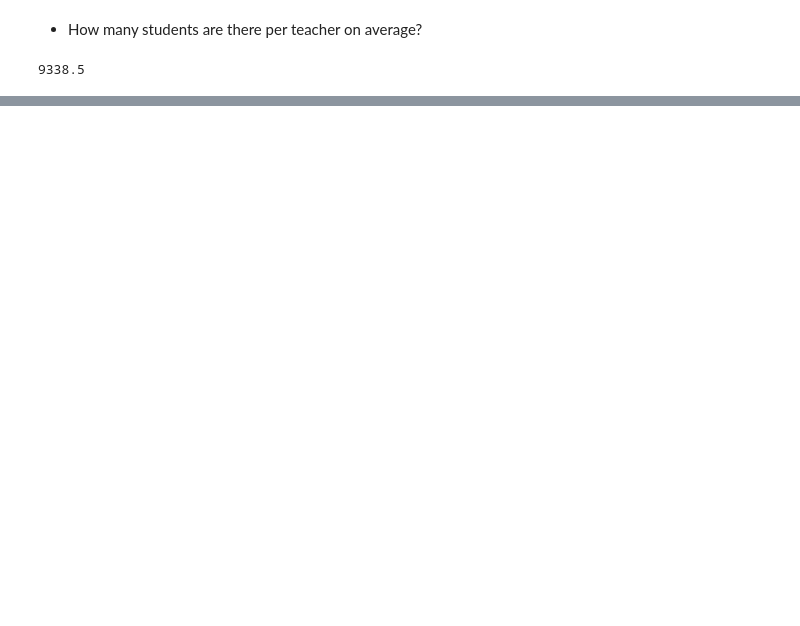
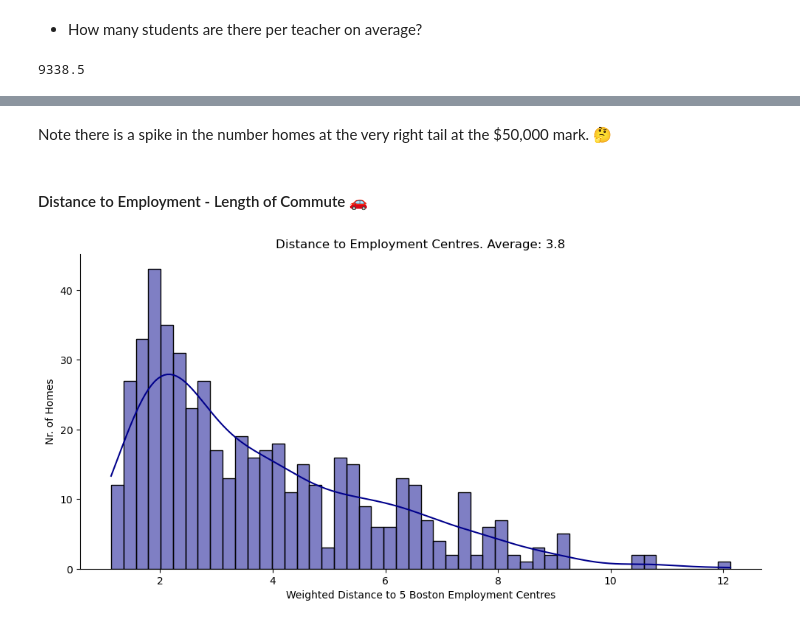
Before and after one commit to PIETRO-ing/Boston-Housing-Price-Prediction-Model-with-Docker-FastAPI, a Jupyter notebook: app/boston_EDA.ipynb, the cells around one changed output, grey strips where cells are left out. Saved outputs shown, nothing was run; the diff lists cells and outputs as text; code cells hidden in the pictures; blank space fills up the shorter version.

```diff
--- a/app/boston_EDA.ipynb
+++ b/app/boston_EDA.ipynb
@@ -150,0 +192,18 @@ df.PTRATIO.sum()
+# %% [markdown]
+Note there is a spike in the number homes at the very right tail at the $50,000 mark. 🤔
+# %% [markdown]
+#### Distance to Employment - Length of Commute 🚗
+# %%
+sns.displot(df.DIS,
+            bins=50,
+            aspect=2,
+            kde=True,
+            color='darkblue')
+
+plt.title(f'Distance to Employment Centres. Average: {(df.DIS.mean()):.2}')
+plt.xlabel('Weighted Distance to 5 Boston Employment Centres')
+plt.ylabel('Nr. of Homes')
+
+plt.show()
+# %% [output]
+[figure, added]
```
Also changed, not shown: parts of 21 cells of this notebook.
